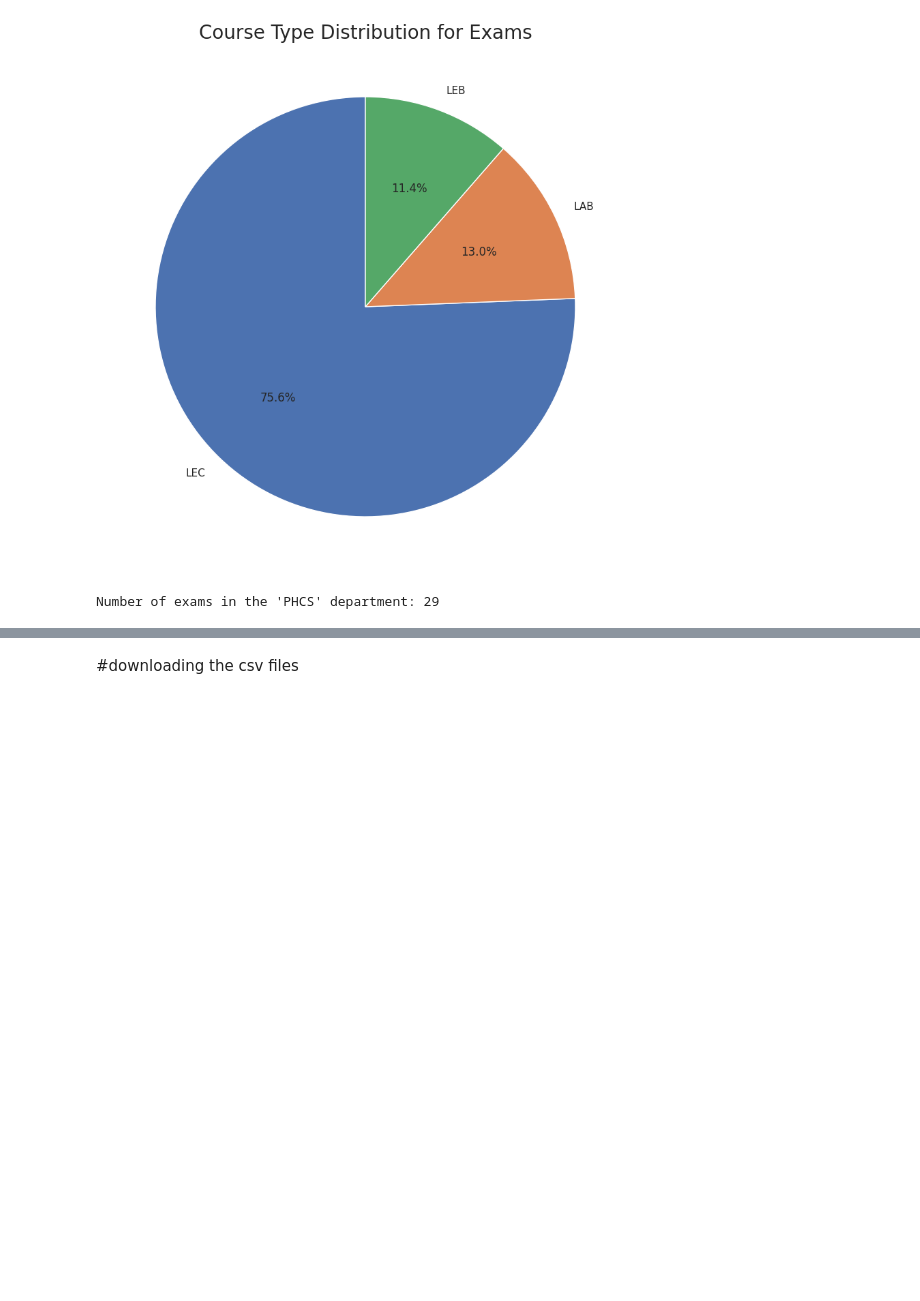
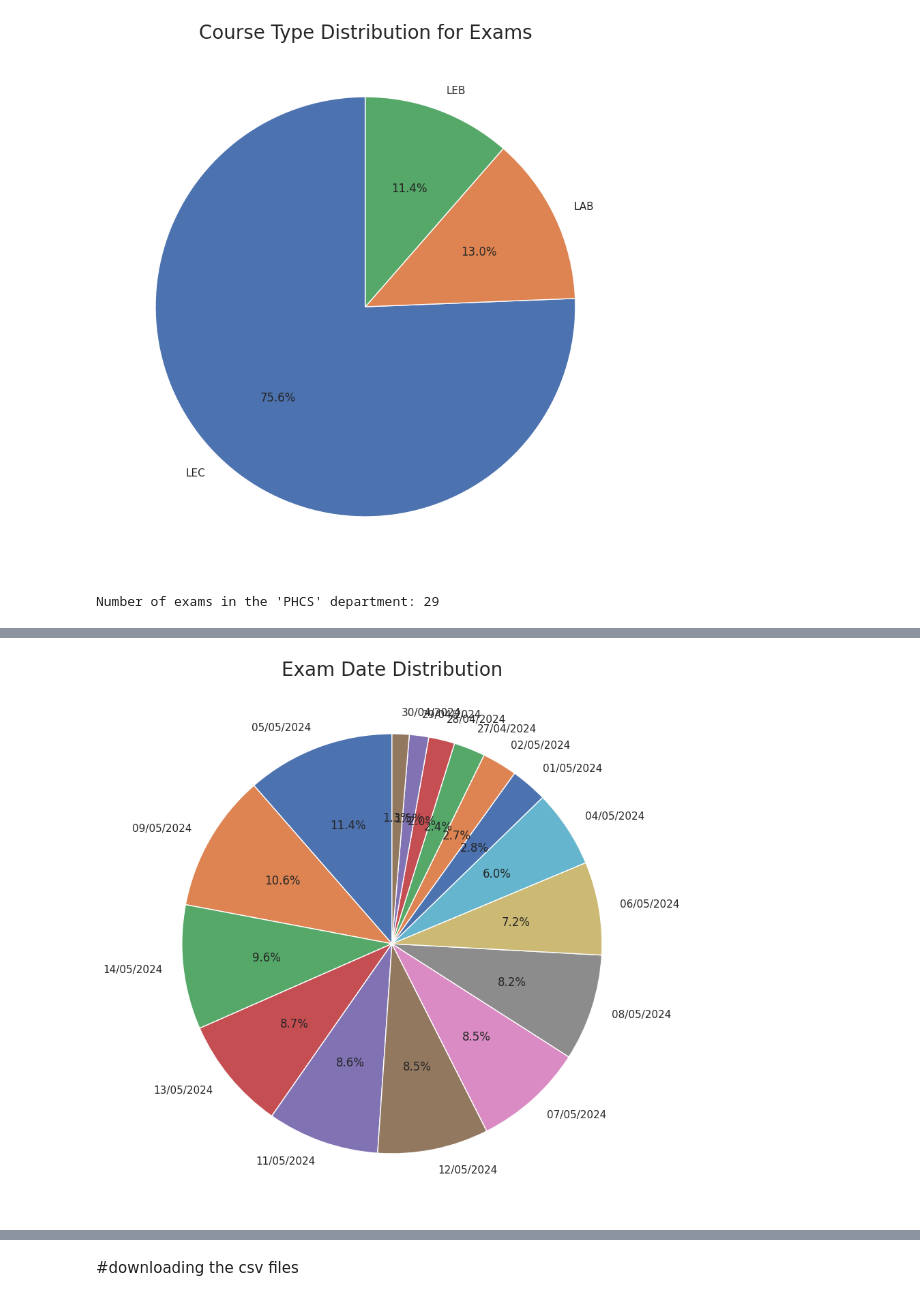
Before and after one commit to r6541/schedule_UOS, a Jupyter notebook: Preprocessing_Exam_Data_EDA.ipynb, the cells around one changed output, grey strips where cells are left out. Cells and saved outputs as stored; diff of their text form; code cells hidden in the pictures; blank space fills up the shorter version.

```diff
--- a/Preprocessing_Exam_Data_EDA.ipynb
+++ b/Preprocessing_Exam_Data_EDA.ipynb
@@ -368,0 +392,11 @@ Number of exams in the 'PHCS' department: 29
+# %%
+# prompt: create pie chart based on exam date
+
+exam_dates = exams['EXAM_DATE'].value_counts()
+
+plt.figure(figsize=(15, 10))
+plt.pie(exam_dates, labels=exam_dates.index, autopct="%1.1f%%", startangle=90)
+plt.title('Exam Date Distribution', fontsize=20)
+plt.show()
+# %% [output]
+[figure, added]
```
Also changed, not shown: parts of 6 cells of this notebook.
